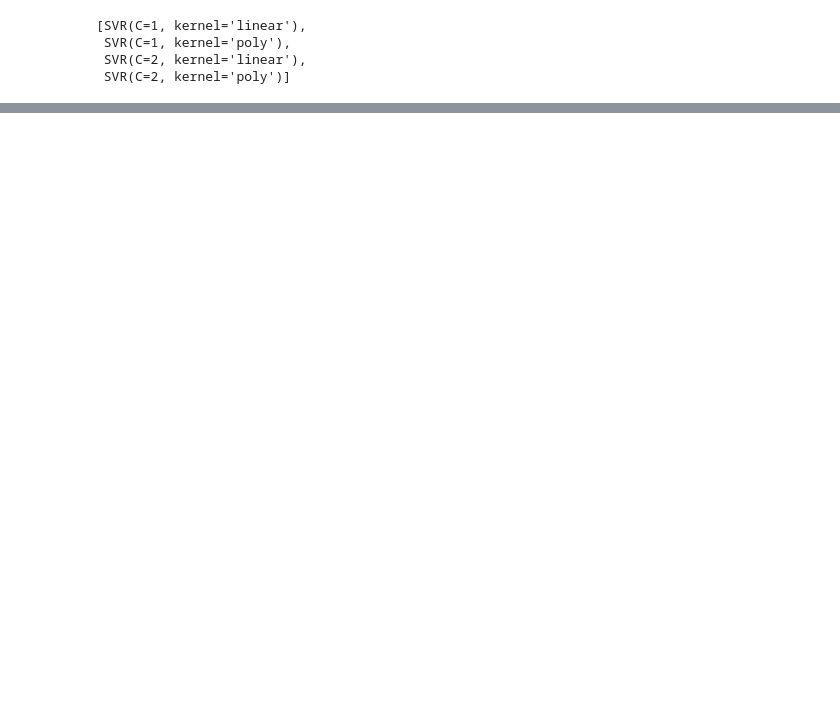
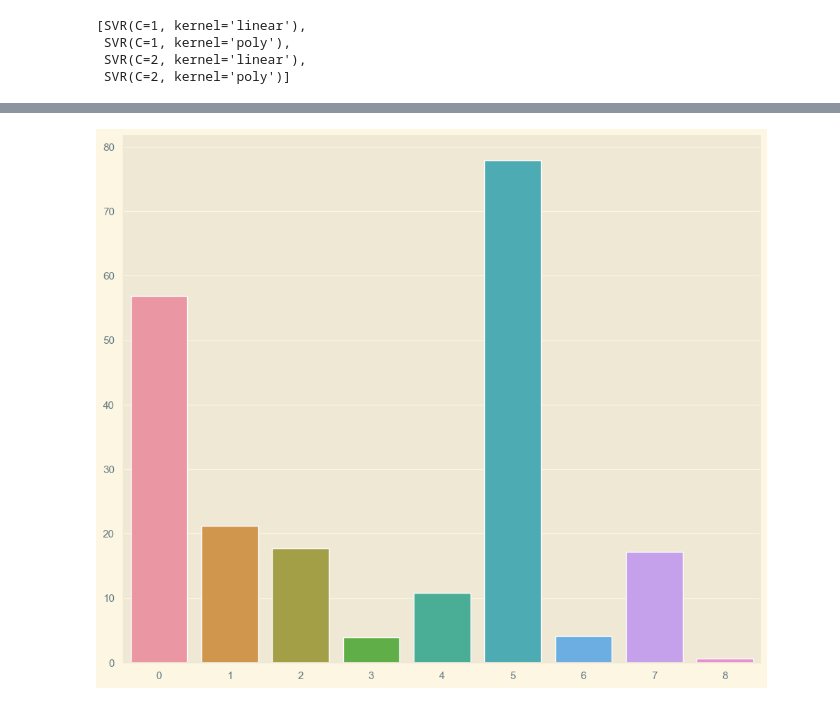
Before and after one commit to panierka/SongsDatabaseAnalysis, a Jupyter notebook: ml.ipynb, the cells around one changed output, grey strips where cells are left out. Cells and saved outputs as stored; diff of their text form; code cells hidden in the pictures; blank space fills up the shorter version.

```diff
--- a/ml.ipynb
+++ b/ml.ipynb
@@ -217,0 +223,16 @@ Regression does not seem to yield results, as the track popularity does not seem
+# %%
+genres = [
+    'pop',
+    'rock',
+    'electronic',
+    'metal'
+]
+
+df = tracks_lf.explode('genres').filter(
+    pl.col('genres').is_in(genres)
+).groupby('name').count().filter(
+    pl.col('count') == 1
+).select(pl.all().exclude('count')).join(tracks_lf, on='name').rename({'genres': 'genre'}).explode('genre').filter(
+    pl.col('genre').is_in(genres)
+).collect()
+df.limit(5)
@@ -217,0 +248,17 @@ Regression does not seem to yield results, as the track popularity does not seem
+# %%
+sampled = df.sample(1000)
+target = 'genre'
+
+X = sampled.select(feature_columns).to_numpy()
+y = sampled.select(pl.col(target)).to_numpy().ravel()
+# %%
+scaler = StandardScaler()
+X_scaled = scaler.fit_transform(X, y)
+# %%
+X_train, X_test, y_train, y_test = train_test_split(X_scaled, y, test_size=0.2, random_state=1)
+X_train_fs, X_test_fs, fs = select_features(X_train, y_train, X_test, f_classif)
+
+sns.barplot(x=[i for i in range(len(fs.scores_))], y=fs.scores_)
+plt.show()
+# %% [output]
+[figure, added]
```
Also changed, not shown: parts of 12 cells of this notebook.
